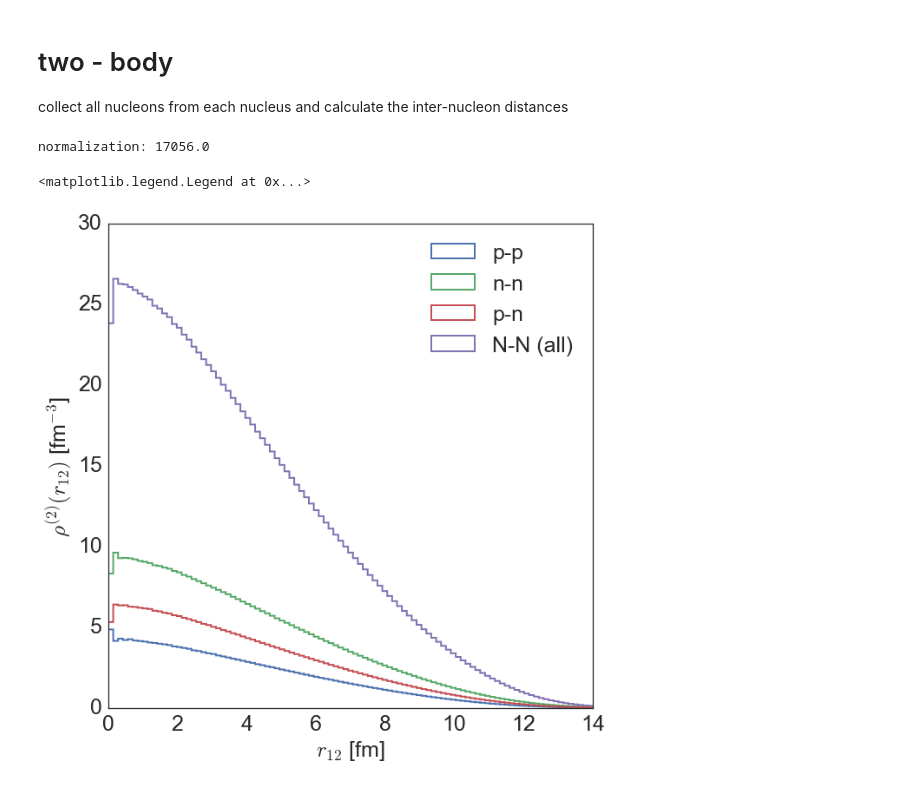
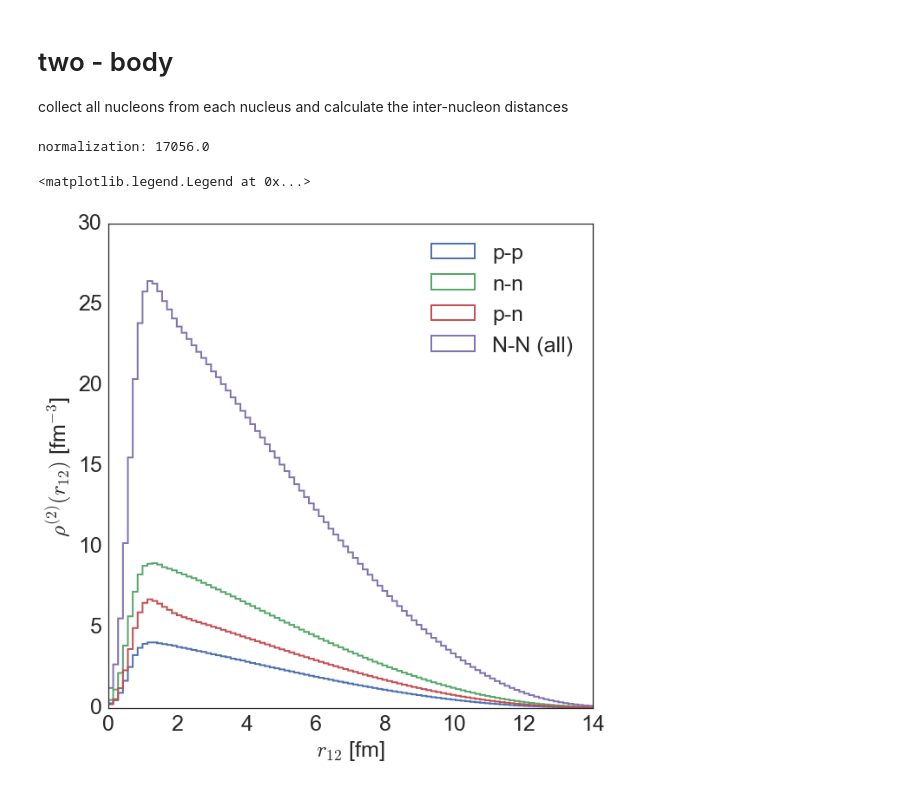
Before and after one commit to erezcoh4/densityFluctuations, a Jupyter notebook: MassimoConfigurationsPackage/notebooks/massiconfigurations.ipynb, the cells around one changed output. Saved outputs shown, nothing was run; the diff lists cells and outputs as text; code cells hidden in the pictures.

```diff
--- a/MassimoConfigurationsPackage/notebooks/massiconfigurations.ipynb
+++ b/MassimoConfigurationsPackage/notebooks/massiconfigurations.ipynb
@@ -45,6 +48,6 @@ take Massimo configuations and add some variables, that are generated using
 
 python mac/calc_massi_configurations.py --option=read -evf=0.001 -p1 -v3
 # %%
-configurations = pd.read_csv('/Users/erezcohen/Desktop/DensityFluctuations/anafiles/pb208-ico0-skin-10k.csv')
+configurations = pd.read_csv('/Users/erezcohen/Desktop/DensityFluctuations/anafiles/pb208-ico3-skin-10k.csv')
 # %%
 nuclei = []
@@ -74,7 +71,7 @@ done, len(nuclei): 10000
 # %% [markdown]
 NN-distances data. Takes a lot of time to read so don't use by default...
 # %%
-# pp_distances = pd.read_csv('/Users/erezcohen/Desktop/DensityFluctuations/anafiles/pb208-ico0-skin-10k_pp.csv')
-# pn_distances = pd.read_csv('/Users/erezcohen/Desktop/DensityFluctuations/anafiles/pb208-ico0-skin-10k_pn.csv')
-# nn_distances = pd.read_csv('/Users/erezcohen/Desktop/DensityFluctuations/anafiles/pb208-ico0-skin-10k_nn.csv')
-# NN_distances = pd.read_csv('/Users/erezcohen/Desktop/DensityFluctuations/anafiles/pb208-ico0-skin-10k_NN_all.csv')
+pp_distances = pd.read_csv('/Users/erezcohen/Desktop/DensityFluctuations/anafiles/pb208-ico3-skin-10k_pp.csv')
+pn_distances = pd.read_csv('/Users/erezcohen/Desktop/DensityFluctuations/anafiles/pb208-ico3-skin-10k_pn.csv')
+nn_distances = pd.read_csv('/Users/erezcohen/Desktop/DensityFluctuations/anafiles/pb208-ico3-skin-10k_nn.csv')
+NN_distances = pd.read_csv('/Users/erezcohen/Desktop/DensityFluctuations/anafiles/pb208-ico3-skin-10k_NN_all.csv')
@@ -123,16 +118,16 @@ collect all nucleons from each nucleus and calculate the inter-nucleon distances
 # %%
 fig, ax = plt.subplots(figsize=(10,10))
 N = len(configurations)/float(len(configurations.groupby('nucleus_counter')))*82
 print 'normalization:',N
 bins = np.linspace(0,14,100)
 plt.hist(pp_distances['r(pp)'] , weights=1./(N*pp_distances['r(pp)']*pp_distances['r(pp)']) , bins=bins, histtype='step' , label='p-p',linewidth=2);
 plt.hist(nn_distances['r(nn)'] , weights=1./(N*nn_distances['r(nn)']*nn_distances['r(nn)']) , bins=bins, histtype='step' , label='n-n',linewidth=2);
 plt.hist(pn_distances['r(pn)'] , weights=1./(N*pn_distances['r(pn)']*pn_distances['r(pn)']) , bins=bins, histtype='step' , label='p-n',linewidth=2);
 plt.hist(NN_distances['r(NN)'] , weights=1./(N*NN_distances['r(NN)']*NN_distances['r(NN)']) , bins=bins, histtype='step' , label='N-N (all)',linewidth=2);
 
-pt.set_axes(ax,'$r_{12}$ [fm]','$\\rho^{(2)} (r_{12})$ [fm$^{-3}$]')
+set_axes(ax,'$r_{12}$ [fm]','$\\rho^{(2)} (r_{12})$ [fm$^{-3}$]')
 plt.legend(fontsize=25)
 # %% [output]
 normalization: 17056.0
 <matplotlib.legend.Legend at 0x...>
-[figure, old version]
+[figure, new version]
```
Also changed, not shown: parts of 18 cells of this notebook, 2 other files.
